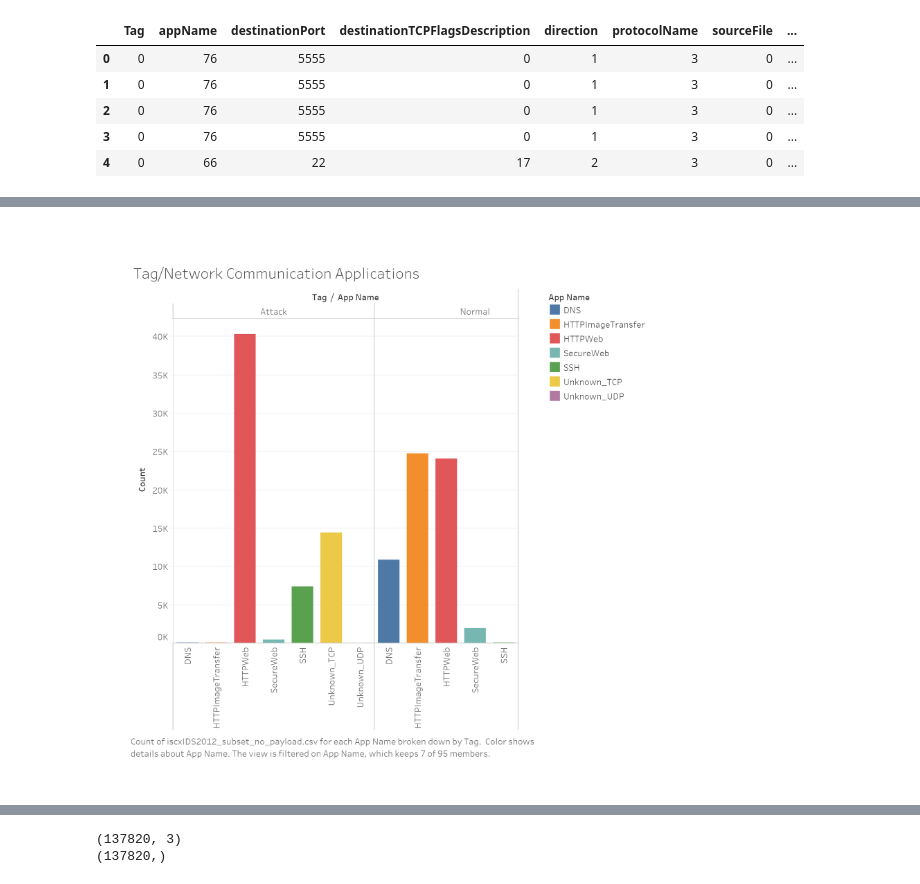
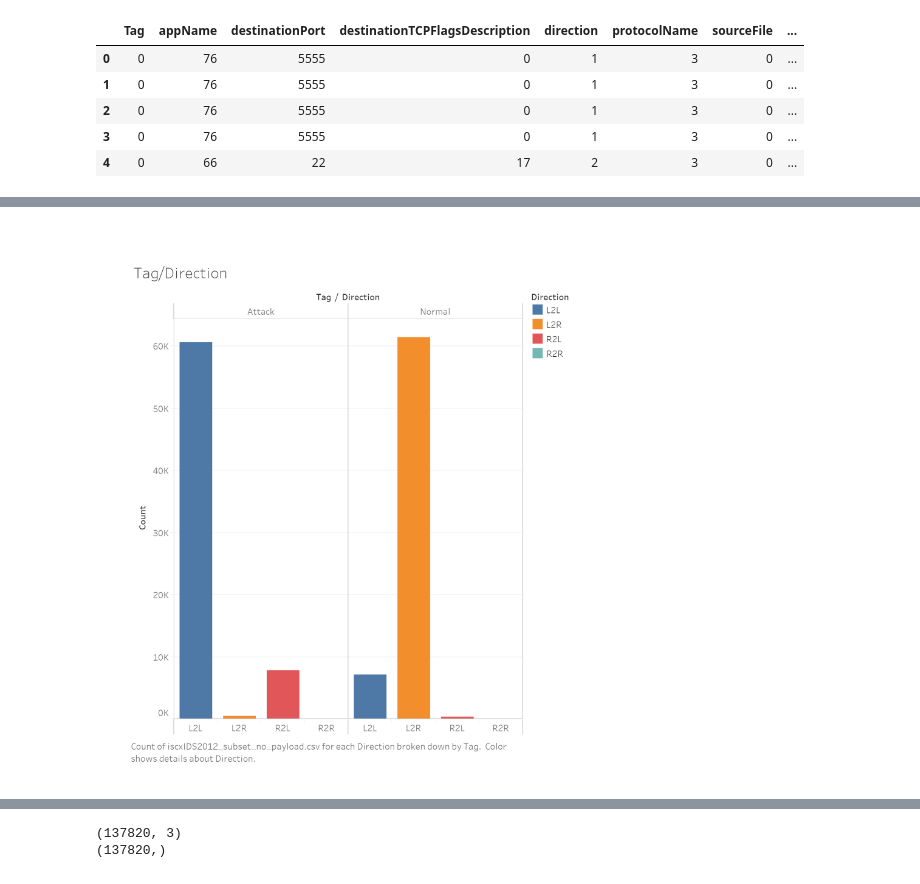
Before and after one commit to khangusername/The-UMBC-Duo, a Jupyter notebook: DataChallenge.ipynb, the cells around one changed output, grey strips where cells are left out. Saved outputs shown, nothing was run; the diff lists cells and outputs as text; code cells hidden in the pictures.

```diff
--- a/DataChallenge.ipynb
+++ b/DataChallenge.ipynb
@@ -168,5 +166,3 @@ transformed_data.head()
-# %% [markdown]
-![appName.png](attachment:appName.png)
 # %%
 # x = cleaned_data.drop(['Tag'], axis=1).copy()
 x = transformed_data.drop(['Tag', 'sourceFile', 'destinationTCPFlagsDescription',
@@ -174,3 +170,10 @@ x = transformed_data.drop(['Tag', 'sourceFile', 'destinationTCPFlagsDescription'
                       'totalDestinationPackets', 'totalSourceBytes',
                       'totalSourcePackets', 'sourcePort', 'destinationPort'], axis=1).copy()
 y = transformed_data["Tag"]
+# %%
+from PIL import Image
+#Open Image
+im = Image.open("direction123.png")
+im
+# %% [output]
+[figure, added]
```
Also changed, not shown: parts of 8 cells of this notebook.
